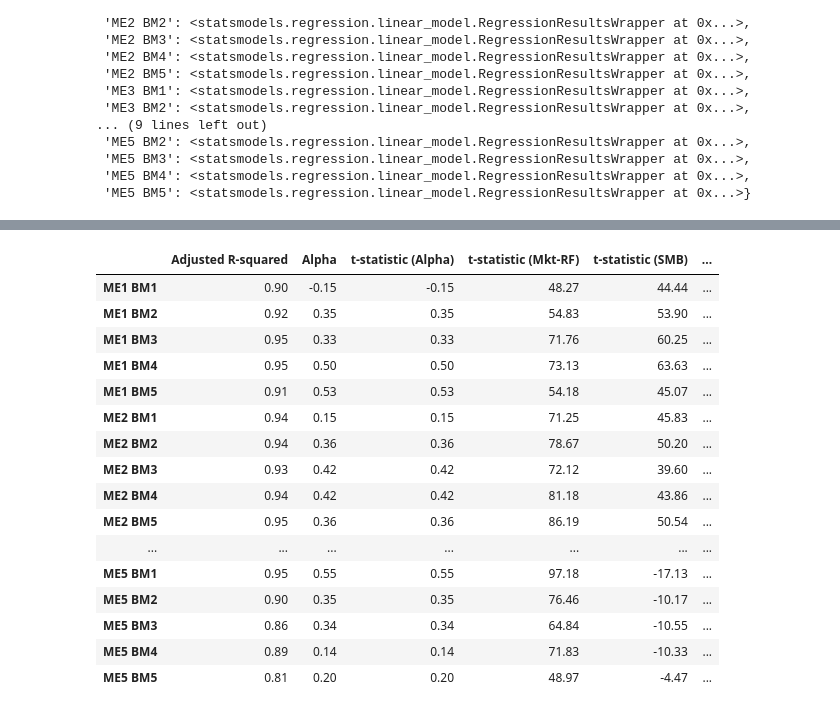
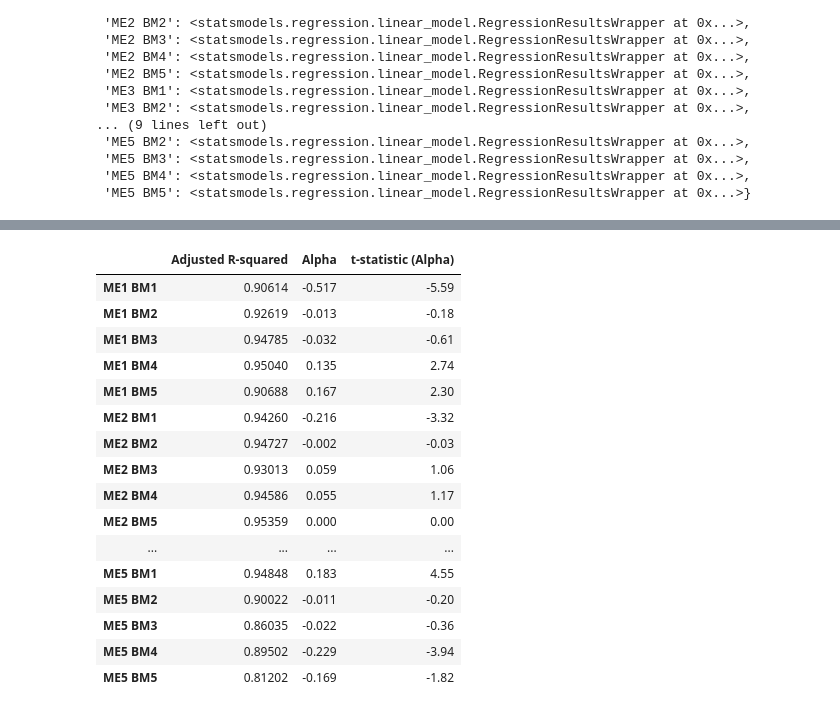
Before and after one commit to JiaqiSun45635/AP, a Jupyter notebook: Asset Pricing Assignment Q3.ipynb, the cells around one changed output, grey strips where cells are left out. Saved outputs shown, nothing was run; the diff lists cells and outputs as text; code cells hidden in the pictures.

```diff
--- a/Asset Pricing Assignment Q3.ipynb
+++ b/Asset Pricing Assignment Q3.ipynb
@@ -205,16 +267,13 @@ FF_classic
 # %%
 # regression for Fama-French model with INV
 FF_extended = {}
-betas = {}
 
 # assume homoskedasticity
 for portfolio in df25p.columns[1:]:
-    x = dfff[['Mkt-RF','SMB','HML','INV']]
+    x = dfff_extended[['Mkt-RF','SMB','HML','INV']]
     x = sm.add_constant(x)
     FF_extended[portfolio] = sm.OLS(df25p[portfolio], x).fit()
-    betas[portfolio] = FF_extended[portfolio].params
 
-betas_df = pd.DataFrame(betas).T
 FF_extended
 # %% [output]
 {'ME1 BM1': <statsmodels.regression.linear_model.RegressionResultsWrapper at 0x...>,
@@ -259,19 +298,19 @@ ME5 BM5  0.195327  1.102830 -0.141917  0.953544  0.177325
 ffclassic_r2_dict = {}
 ffclassic_alpha_dict = {}
 ffclassict_const_dict = {}
-ffclassict_mktrf_dict = {}
-ffclassict_smb_dict = {}
-ffclassict_hml_dict = {}
+#ffclassict_mktrf_dict = {}
+#ffclassict_smb_dict = {}
+#ffclassict_hml_dict = {}
 
 for key in FF_classic:
     res = FF_classic[key]
-    ffclassic_r2_dict[key] = round(res.rsquared_adj,2)
-    ffclassic_alpha_dict[key] = round(res.params['const'], 2)
+    ffclassic_r2_dict[key] = round(res.rsquared_adj,5)
+    ffclassic_alpha_dict[key] = round(res.params['const'], 3)
     ffclassict_const_dict[key] = round(res.tvalues['const'], 2)
-    ffclassict_mktrf_dict[key] = round(res.tvalues['Mkt-RF'], 2)
-    ffclassict_smb_dict[key] = round(res.tvalues['SMB'], 2)
-    ffclassict_hml_dict[key] = round(res.tvalues['HML'], 2)
+    #ffclassict_mktrf_dict[key] = round(res.tvalues['Mkt-RF'], 2)
+    #ffclassict_smb_dict[key] = round(res.tvalues['SMB'], 2)
+    #ffclassict_hml_dict[key] = round(res.tvalues['HML'], 2)
 
-ffclassic = pd.DataFrame({"Adjusted R-squared": ffclassic_r2_dict, "Alpha": ffclassic_alpha_dict, "t-statistic (Alpha)": ffclassic_alpha_dict, "t-statistic (Mkt-RF)": ffclassict_mktrf_dict, "t-statistic (SMB)": ffclassict_smb_dict, "t-statistic (HML)": ffclassict_hml_dict})
+ffclassic = pd.DataFrame({"Adjusted R-squared": ffclassic_r2_dict, "Alpha": ffclassic_alpha_dict, "t-statistic (Alpha)": ffclassict_const_dict})
 ffclassic
 # %% [output]
@@ -295,40 +334,40 @@ ffclassic
 # %%
 # report adjusted R-squared, alphas, t-statistics for extended Fama-French model with INV regressor
 ffextended_r2_dict = {}
 ffextended_alpha_dict = {}
 ffextendedt_const_dict = {}
-ffextendedt_mktrf_dict = {}
-ffextendedt_smb_dict = {}
-ffextendedt_hml_dict = {}
-ffextendedt_inv_dict = {}
+#ffextendedt_mktrf_dict = {}
+#ffextendedt_smb_dict = {}
+#ffextendedt_hml_dict = {}
+#ffextendedt_inv_dict = {}
 
 for key in FF_extended:
     res = FF_extended[key]
-    ffextended_r2_dict[key] = round(res.rsquared_adj,2)
-    ffextended_alpha_dict[key] = round(res.params['const'], 2)
+    ffextended_r2_dict[key] = round(res.rsquared_adj,5)
+    ffextended_alpha_dict[key] = round(res.params['const'], 3)
     ffextendedt_const_dict[key] = round(res.tvalues['const'], 2)
-    ffextendedt_mktrf_dict[key] = round(res.tvalues['Mkt-RF'], 2)
-    ffextendedt_smb_dict[key] = round(res.tvalues['SMB'], 2)
-    ffextendedt_hml_dict[key] = round(res.tvalues['HML'], 2)
-    ffextendedt_inv_dict[key] = round(res.tvalues['INV'], 2)
+    #ffextendedt_mktrf_dict[key] = round(res.tvalues['Mkt-RF'], 2)
+    #ffextendedt_smb_dict[key] = round(res.tvalues['SMB'], 2)
+    #ffextendedt_hml_dict[key] = round(res.tvalues['HML'], 2)
+    #ffextendedt_inv_dict[key] = round(res.tvalues['INV'], 2)
 
-ffextended = pd.DataFrame({"Adjusted R-squared": ffextended_r2_dict, "Alpha": ffextended_alpha_dict, "t-statistic (Alpha)": ffextended_alpha_dict, "t-statistic (Mkt-RF)": ffextendedt_mktrf_dict, "t-statistic (SMB)": ffextendedt_smb_dict, "t-statistic (HML)": ffextendedt_hml_dict, "t-statistic (INV)": ffextendedt_inv_dict})
+ffextended = pd.DataFrame({"Adjusted R-squared": ffextended_r2_dict, "Alpha": ffextended_alpha_dict, "t-statistic (Alpha)": ffextendedt_const_dict})
 ffextended
 # %% [output]
-|  | Adjusted R-squared | Alpha | t-statistic (Alpha) | t-statistic (Mkt-RF) | t-statistic (SMB) | ... |
-| ME1 BM1 | 0.90 | -0.15 | -0.15 | 48.27 | 44.44 | ... |
-| ME1 BM2 | 0.92 | 0.35 | 0.35 | 54.83 | 53.90 | ... |
-| ME1 BM3 | 0.95 | 0.33 | 0.33 | 71.76 | 60.25 | ... |
-| ME1 BM4 | 0.95 | 0.50 | 0.50 | 73.13 | 63.63 | ... |
-| ME1 BM5 | 0.91 | 0.53 | 0.53 | 54.18 | 45.07 | ... |
-| ME2 BM1 | 0.94 | 0.15 | 0.15 | 71.25 | 45.83 | ... |
-| ME2 BM2 | 0.94 | 0.36 | 0.36 | 78.67 | 50.20 | ... |
-| ME2 BM3 | 0.93 | 0.42 | 0.42 | 72.12 | 39.60 | ... |
-| ME2 BM4 | 0.94 | 0.42 | 0.42 | 81.18 | 43.86 | ... |
-| ME2 BM5 | 0.95 | 0.36 | 0.36 | 86.19 | 50.54 | ... |
-| ... | ... | ... | ... | ... | ... | ... |
-| ME5 BM1 | 0.95 | 0.55 | 0.55 | 97.18 | -17.13 | ... |
-| ME5 BM2 | 0.90 | 0.35 | 0.35 | 76.46 | -10.17 | ... |
-| ME5 BM3 | 0.86 | 0.34 | 0.34 | 64.84 | -10.55 | ... |
-| ME5 BM4 | 0.89 | 0.14 | 0.14 | 71.83 | -10.33 | ... |
-| ME5 BM5 | 0.81 | 0.20 | 0.20 | 48.97 | -4.47 | ... |
+|  | Adjusted R-squared | Alpha | t-statistic (Alpha) |
+| ME1 BM1 | 0.90614 | -0.517 | -5.59 |
+| ME1 BM2 | 0.92619 | -0.013 | -0.18 |
+| ME1 BM3 | 0.94785 | -0.032 | -0.61 |
+| ME1 BM4 | 0.95040 | 0.135 | 2.74 |
+| ME1 BM5 | 0.90688 | 0.167 | 2.30 |
+| ME2 BM1 | 0.94260 | -0.216 | -3.32 |
+| ME2 BM2 | 0.94727 | -0.002 | -0.03 |
+| ME2 BM3 | 0.93013 | 0.059 | 1.06 |
+| ME2 BM4 | 0.94586 | 0.055 | 1.17 |
+| ME2 BM5 | 0.95359 | 0.000 | 0.00 |
+| ... | ... | ... | ... |
+| ME5 BM1 | 0.94848 | 0.183 | 4.55 |
+| ME5 BM2 | 0.90022 | -0.011 | -0.20 |
+| ME5 BM3 | 0.86035 | -0.022 | -0.36 |
+| ME5 BM4 | 0.89502 | -0.229 | -3.94 |
+| ME5 BM5 | 0.81202 | -0.169 | -1.82 |
```
Also changed, not shown: parts of 18 cells of this notebook.
